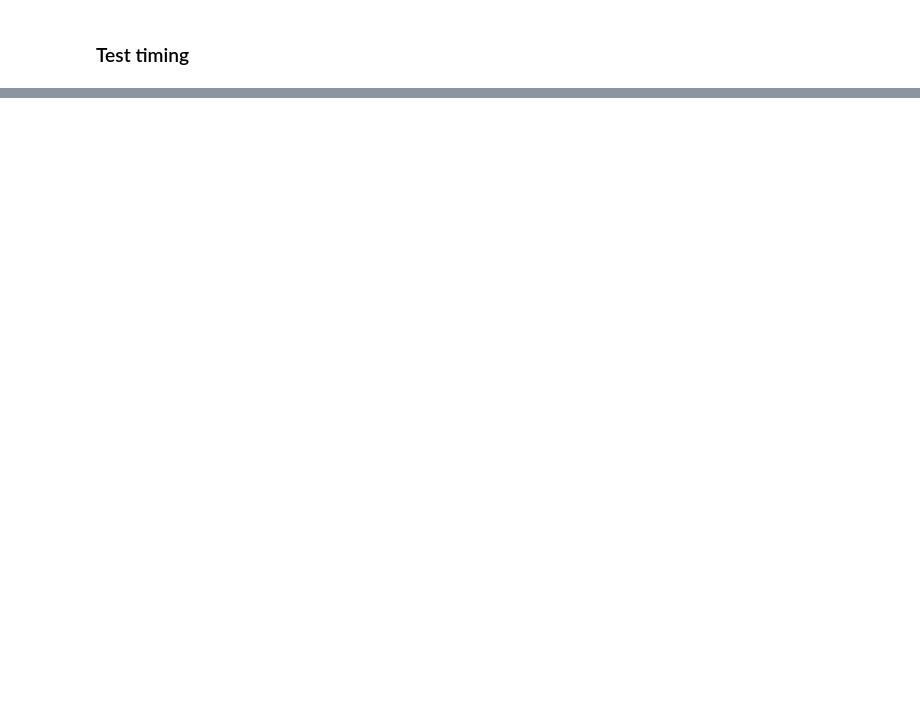
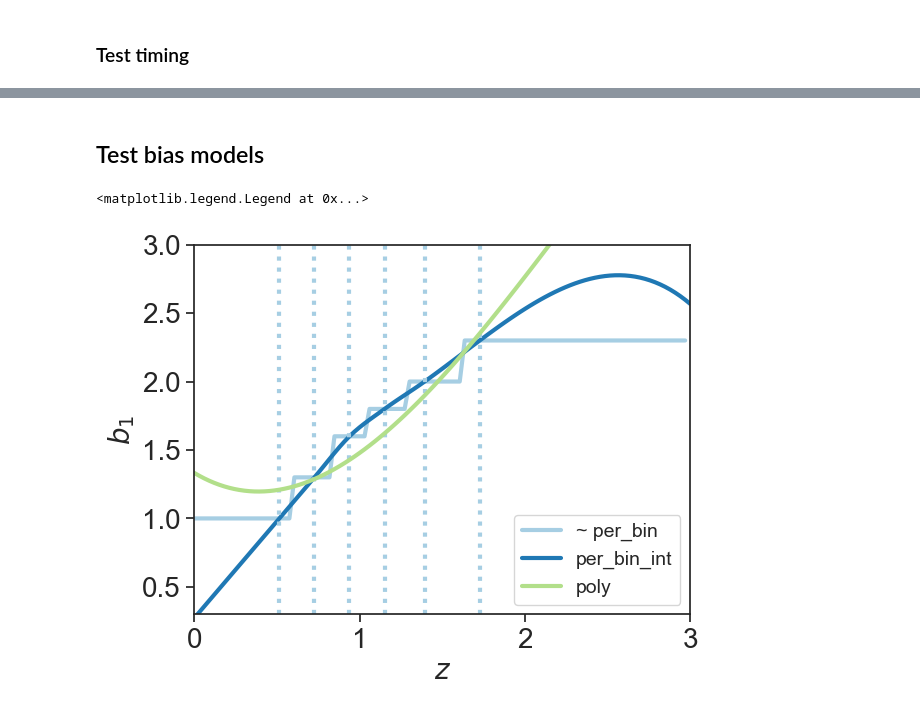
Before and after one commit to cloe-org/cloelib, a Jupyter notebook: notebooks/observables/photo_mixmatrix.ipynb, the cells around one changed output, grey strips where cells are left out. Saved outputs shown, nothing was run; the diff lists cells and outputs as text; code cells hidden in the pictures; blank space fills up the shorter version.

Commit message:
Added first version of linear bias models

```diff
--- a/notebooks/observables/photo_mixmatrix.ipynb
+++ b/notebooks/observables/photo_mixmatrix.ipynb
@@ -607,0 +677,2 @@ plt.show()
+# %% [markdown]
+## Test bias models
@@ -607,0 +733,17 @@ plt.show()
+# %%
+plt.plot(zs[:-1],tracer_pos_per_bin.bias_array[np.argmax(my_dndz_pos_norm,axis=0)][:-1],label='~ per_bin')
+plt.plot(zs,tracer_pos_per_bin_int.bias_array,label='per_bin_int')
+z_max_bin = zs[np.argmax(my_dndz_pos_norm,axis=1)]
+for z_mbin in z_max_bin:
+    plt.axvline(z_mbin,ls=':')
+
+plt.plot(zs,tracer_pos_poly.bias_array,label='poly')
+plt.xlabel('$z$')
+plt.ylabel('$b_1$')
+plt.xlim([0,3])
+plt.ylim([0.3,3])
+
+plt.legend()
+# %% [output]
+<matplotlib.legend.Legend at 0x...>
+[figure, added]
```
Also changed, not shown: parts of 23 cells of this notebook, 1 other file.
